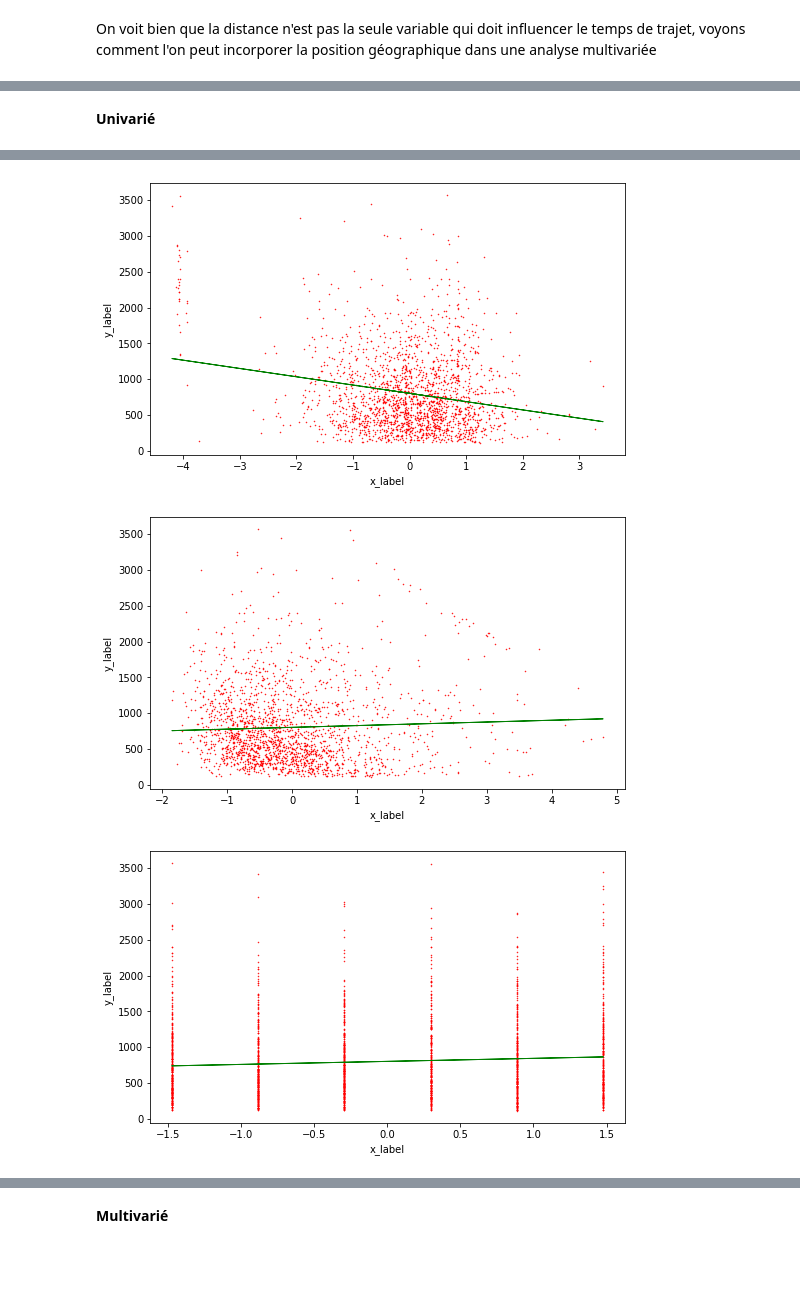
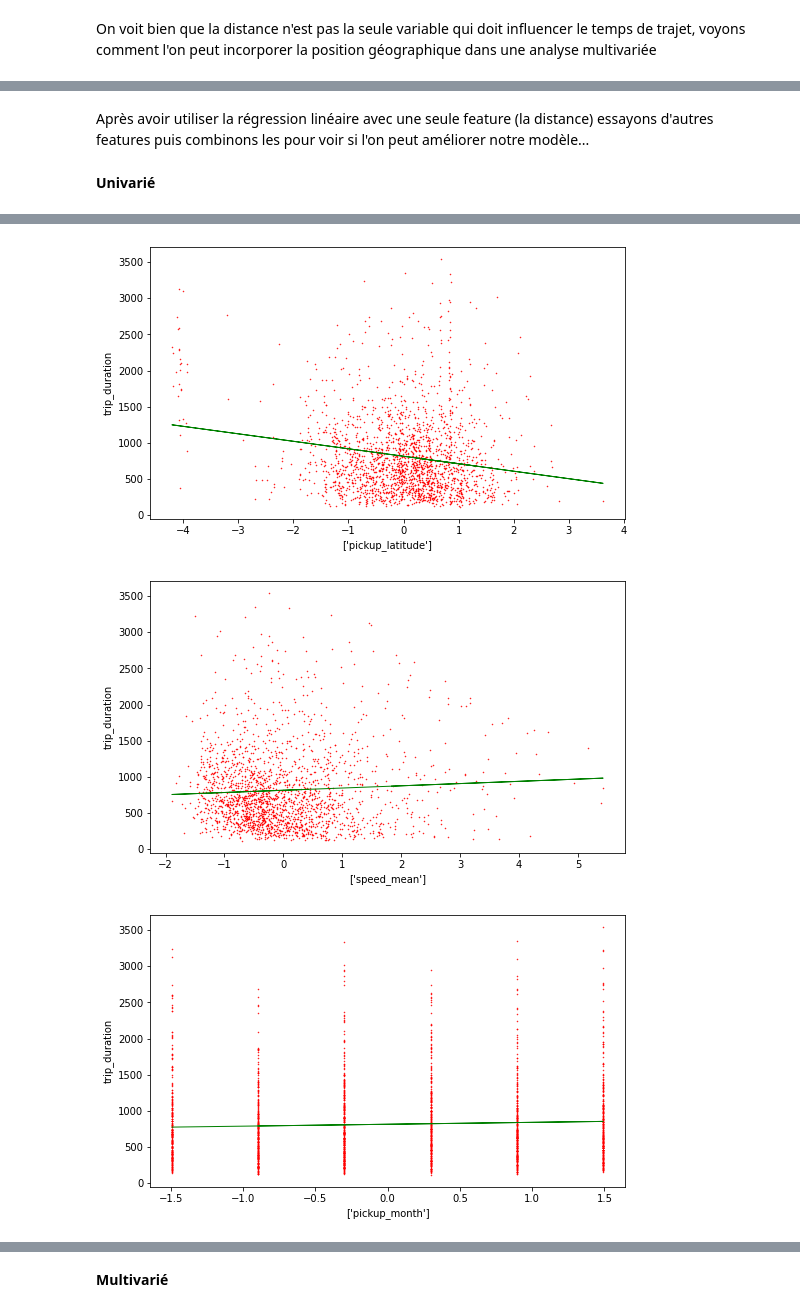
Before and after one commit to camillesauer/taxi, a Jupyter notebook: brief taxi.ipynb, the cells around one changed output, grey strips where cells are left out. Drawn from its saved outputs; the diff is of its cells as text; code cells hidden in the pictures; blank space fills up the shorter version.

```diff
--- a/brief taxi.ipynb
+++ b/brief taxi.ipynb
@@ -660,7 +651,9 @@ Index(['id', 'vendor_id', 'passenger_count', 'pickup_longitude',
+# %% [markdown]
+Après avoir utiliser la régression linéaire avec une seule feature (la distance) essayons d'autres features puis combinons les pour voir si l'on peut améliorer notre modèle...
 # %%
 # On choisis d'inclure la longitud et la latitude
 from sklearn import metrics
-def multi_reg(df, X_cols, y_col, reports):
+def multi_reg(df, X_cols, y_col, reports, fig=True):
 #     print("Regression linéaire pour prédire la valeure de {} à partir des variables suivantes : {}".format(y_col, X_cols))
     X = df[X_cols]
     y = df[y_col]
@@ -677,12 +670,12 @@ def multi_reg(df, X_cols, y_col, reports):
     report['MSE'] = metrics.mean_squared_error(y_test,y_pred_lreg)
     report['RMSE'] = np.sqrt(metrics.mean_squared_error(y_test,y_pred_lreg))
     reports.append(report)
-    if len(X_cols) == 1:
-        g_scatter(X_test, y_test, "", "x_label", "y_label", line = (X_test, y_pred_lreg))
+    if fig:
+        g_scatter(X_test, y_test, "", X_cols, y_col, line = (X_test, y_pred_lreg))
 
 
 
-X_cols = ["distance", "pickup_longitude", "pickup_latitude", "speed_mean", "pickup_month", "pickup_weekday", "pickup_hour"]
+X_cols = ["distance", "pickup_longitude", "pickup_latitude", "speed_mean", "pickup_month", "pickup_weekday", "pickup_hour", "passenger_count"]
 y = "trip_duration"
 
 md("**Univarié**")
@@ -697,7 +690,7 @@ reports = []
 multi_X = []
 for X in X_cols:
     multi_X.append(X)
-    multi_reg(df, multi_X, y, reports)
+    multi_reg(df, multi_X, y, reports, fig=False)
 
 
 display(pd.DataFrame(reports))
@@ -708,3 +701,3 @@ display(pd.DataFrame(reports))
-[figure, old version]
+[figure, new version]
-[figure, old version]
+[figure, new version]
-[figure, old version]
+[figure, new version]
```
Also changed, not shown: parts of 23 cells of this notebook.
